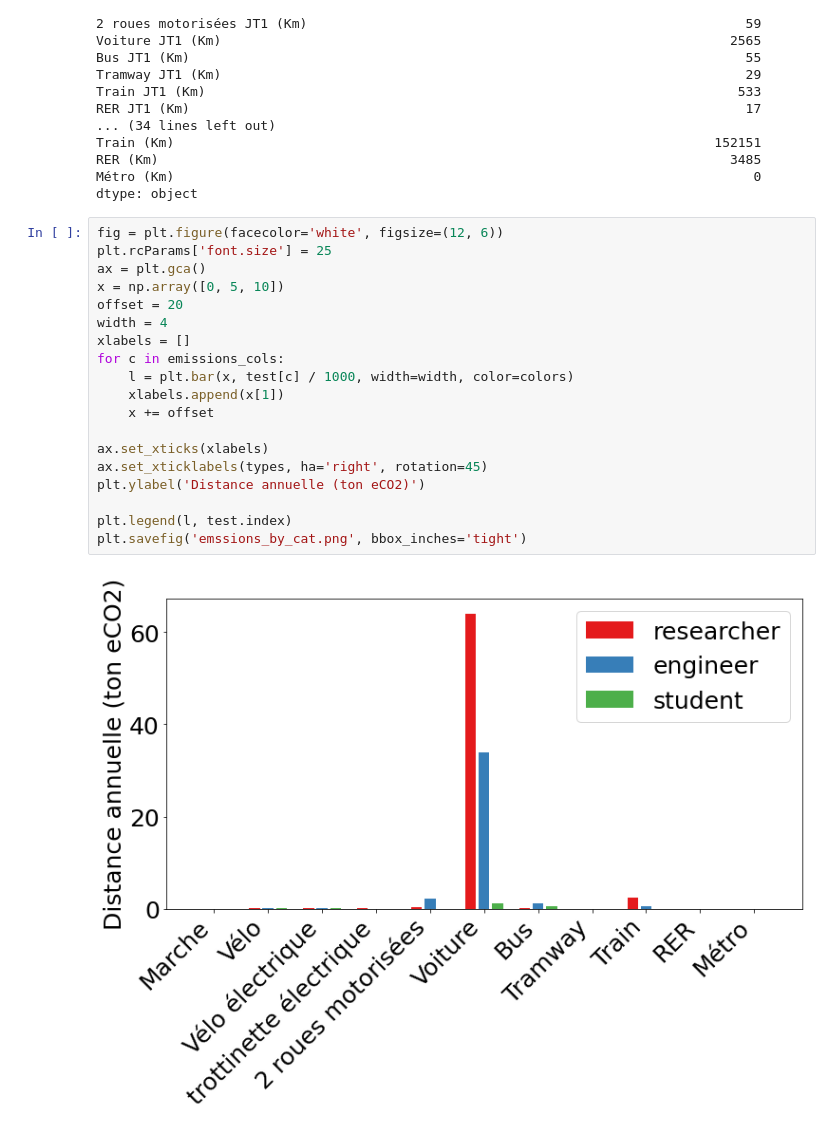
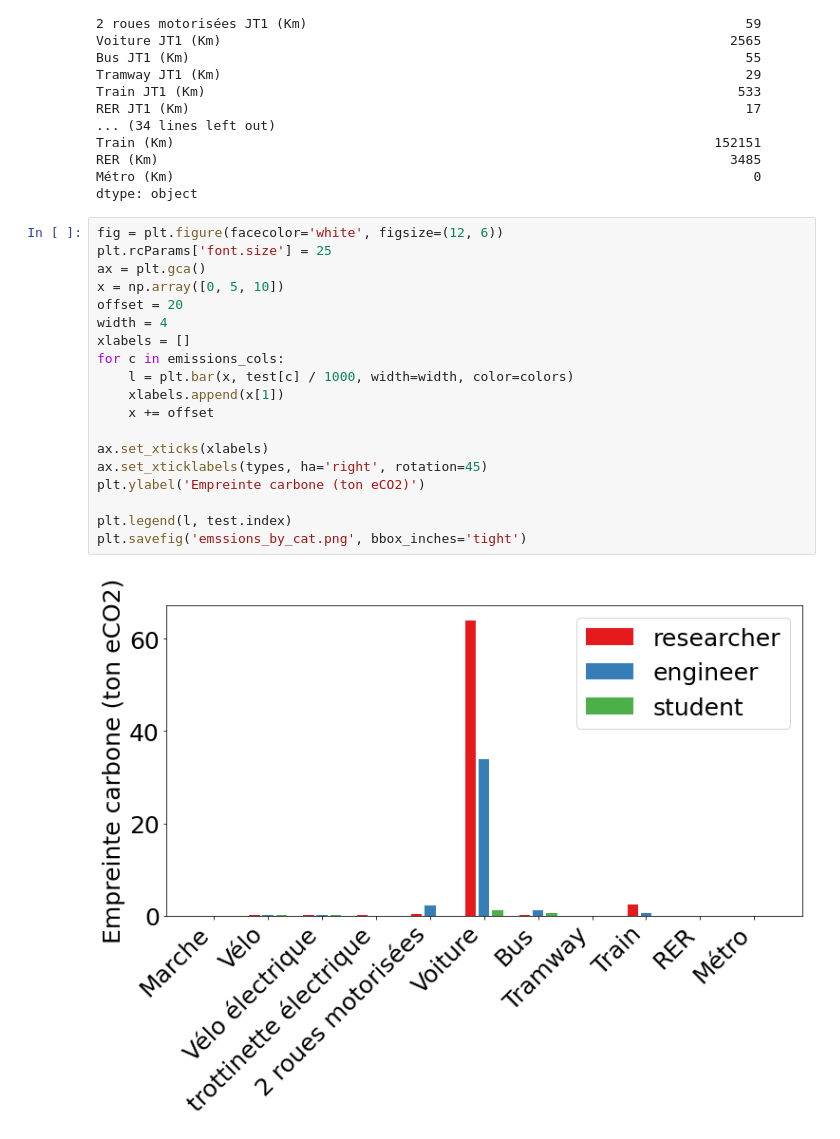
Before and after one commit to umr-marbec/marbec-green, a Jupyter notebook: process-emissions-deplacement.ipynb, the cells around one changed output. Saved outputs shown, nothing was run; the diff lists cells and outputs as text.

```diff
--- a/process-emissions-deplacement.ipynb
+++ b/process-emissions-deplacement.ipynb
@@ -264,21 +264,21 @@ dtype: object
 # %%
 fig = plt.figure(facecolor='white', figsize=(12, 6))
 plt.rcParams['font.size'] = 25
 ax = plt.gca()
 x = np.array([0, 5, 10])
 offset = 20
 width = 4
 xlabels = []
 for c in emissions_cols:
     l = plt.bar(x, test[c] / 1000, width=width, color=colors)
     xlabels.append(x[1])
     x += offset
 
 ax.set_xticks(xlabels)
 ax.set_xticklabels(types, ha='right', rotation=45)
-plt.ylabel('Distance annuelle (ton eCO2)')
+plt.ylabel('Empreinte carbone (ton eCO2)')
 
 plt.legend(l, test.index)
 plt.savefig('emssions_by_cat.png', bbox_inches='tight')
 # %% [output]
-[figure, old version]
+[figure, new version]
```
Also changed, not shown: parts of 9 cells of this notebook.
